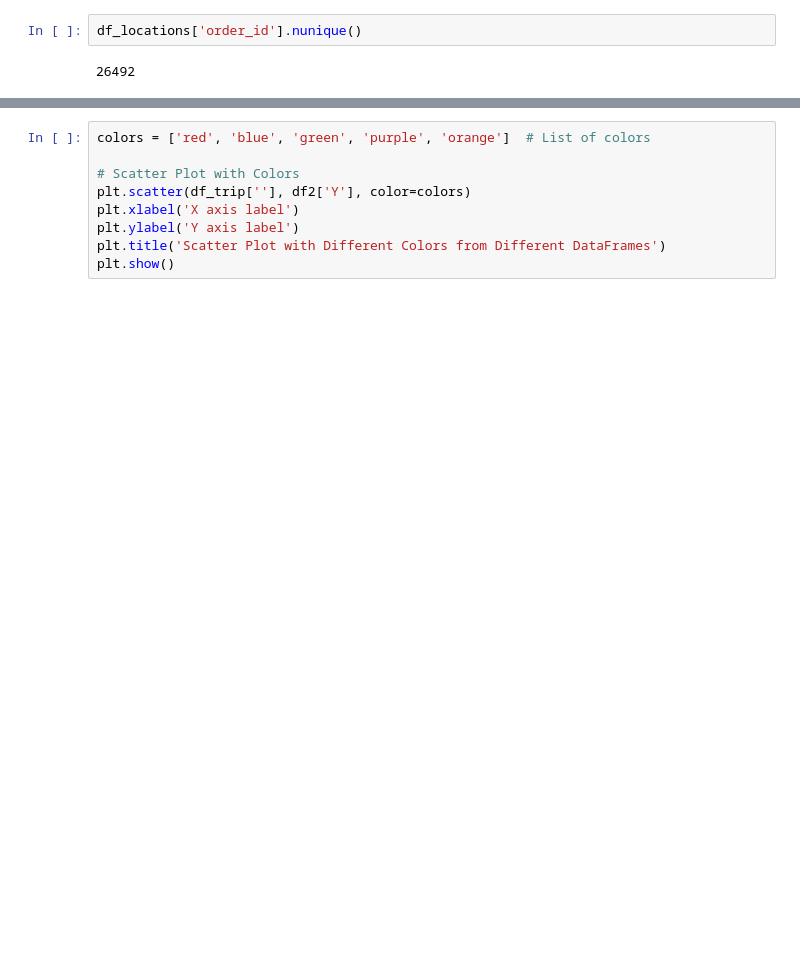
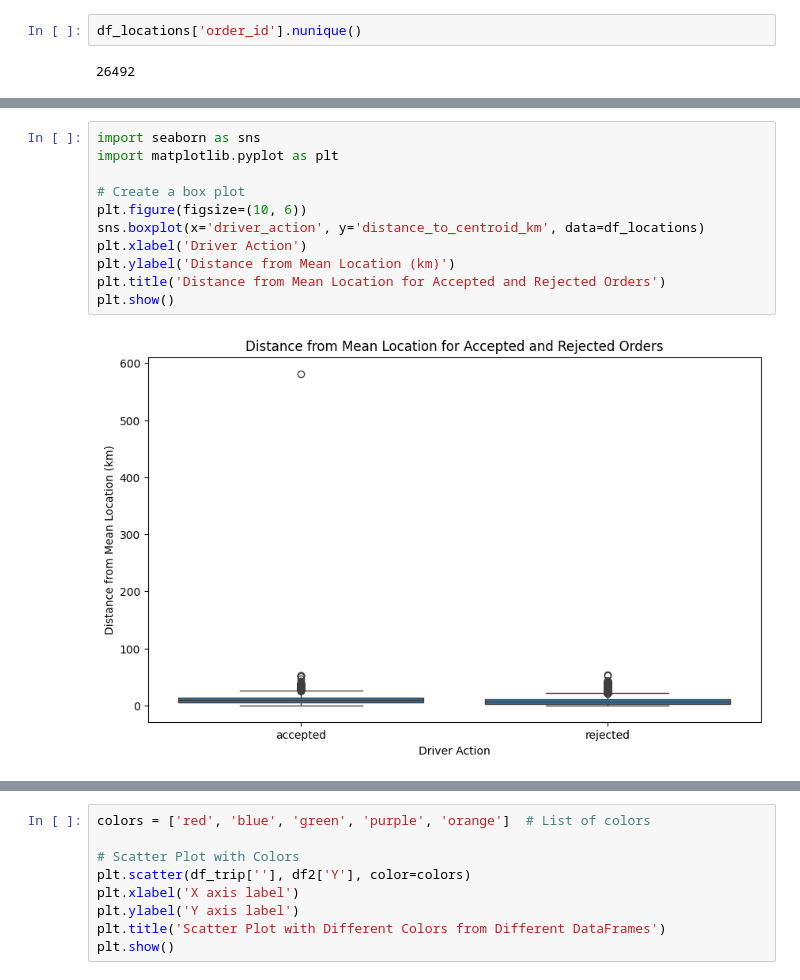
Before and after one commit to JabezETH/Logistic-optimization-Delivery-drivers-location-optimisation-with-Causal-Inference-, a Jupyter notebook: notebooks/data_overview.ipynb, the cells around one changed output, grey strips where cells are left out. Cells and saved outputs as stored; diff of their text form; blank space fills up the shorter version.

```diff
--- a/notebooks/data_overview.ipynb
+++ b/notebooks/data_overview.ipynb
@@ -112,0 +245,13 @@ plt.show()
+# %%
+import seaborn as sns
+import matplotlib.pyplot as plt
+
+# Create a box plot
+plt.figure(figsize=(10, 6))
+sns.boxplot(x='driver_action', y='distance_to_centroid_km', data=df_locations)
+plt.xlabel('Driver Action')
+plt.ylabel('Distance from Mean Location (km)')
+plt.title('Distance from Mean Location for Accepted and Rejected Orders')
+plt.show()
+# %% [output]
+[figure, added]
```
Also changed, not shown: parts of 41 cells of this notebook, 10 other files.
